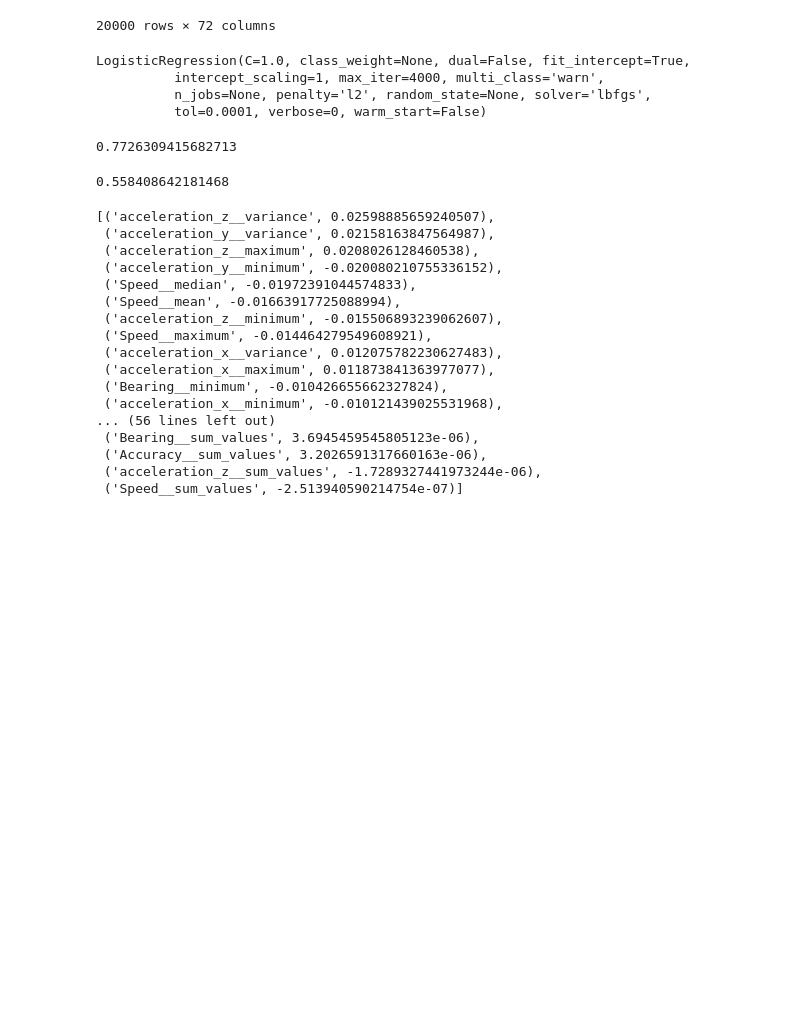
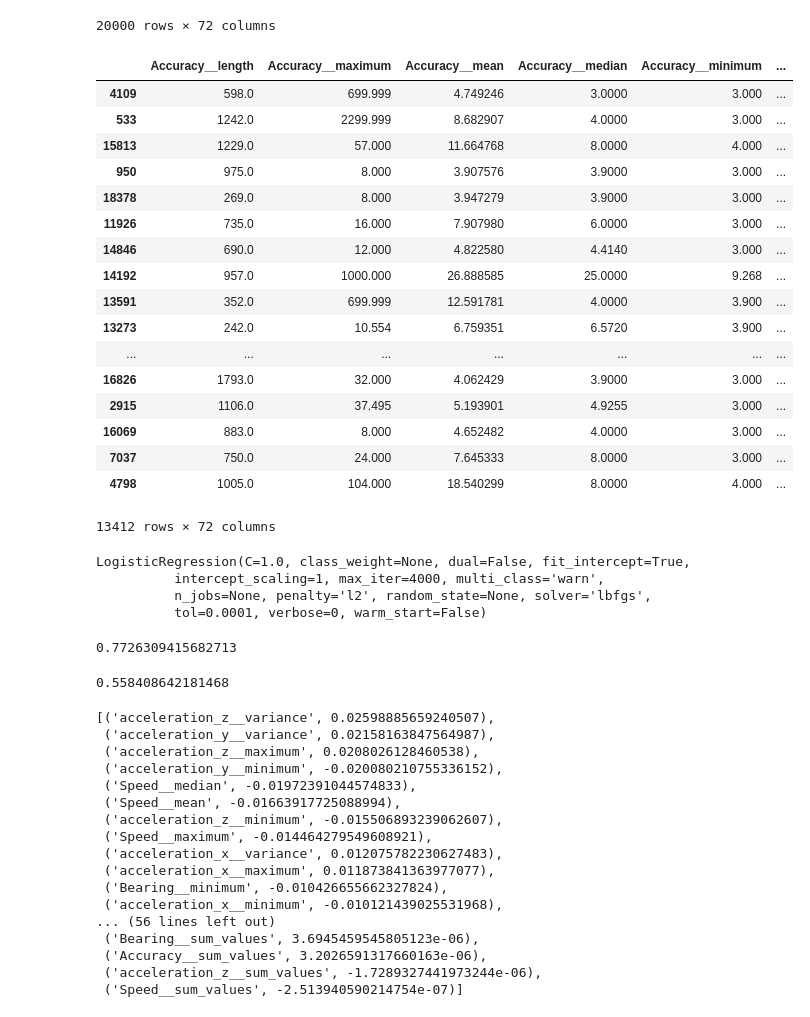
Before and after one commit to williamhaw/grab_safety, a Jupyter notebook: Grab Safety Challenge Baseline Models.ipynb, the cells around one changed output. Cells and saved outputs as stored; diff of their text form; code cells hidden in the pictures; blank space fills up the shorter version.

```diff
--- a/Grab Safety Challenge Baseline Models.ipynb
+++ b/Grab Safety Challenge Baseline Models.ipynb
@@ -12,0 +3,9 @@ labels = pd.concat(map(pd.read_csv, label_filepaths))
+# %%
+from os import listdir, path
+from datautils import dir_to_dataframe
+
+feature_dir = "data/features"
+raw_features = dir_to_dataframe(feature_dir)
+
+label_dir = "data/labels"
+labels = dir_to_dataframe(label_dir)
@@ -77,6 +88,27 @@ y = combined.label.values
 from sklearn.model_selection import train_test_split
 
 x_train, x_valid, y_train, y_valid = train_test_split(x, y, test_size=0.33, shuffle=True, random_state=42)
+# %%
+x_train
+# %% [output]
+|  | Accuracy__length | Accuracy__maximum | Accuracy__mean | Accuracy__median | Accuracy__minimum | ... |
+| 4109 | 598.0 | 699.999 | 4.749246 | 3.0000 | 3.000 | ... |
+| 533 | 1242.0 | 2299.999 | 8.682907 | 4.0000 | 3.000 | ... |
+| 15813 | 1229.0 | 57.000 | 11.664768 | 8.0000 | 4.000 | ... |
+| 950 | 975.0 | 8.000 | 3.907576 | 3.9000 | 3.000 | ... |
+| 18378 | 269.0 | 8.000 | 3.947279 | 3.9000 | 3.000 | ... |
+| 11926 | 735.0 | 16.000 | 7.907980 | 6.0000 | 3.000 | ... |
+| 14846 | 690.0 | 12.000 | 4.822580 | 4.4140 | 3.000 | ... |
+| 14192 | 957.0 | 1000.000 | 26.888585 | 25.0000 | 9.268 | ... |
+| 13591 | 352.0 | 699.999 | 12.591781 | 4.0000 | 3.900 | ... |
+| 13273 | 242.0 | 10.554 | 6.759351 | 6.5720 | 3.900 | ... |
+| ... | ... | ... | ... | ... | ... | ... |
+| 16826 | 1793.0 | 32.000 | 4.062429 | 3.9000 | 3.000 | ... |
+| 2915 | 1106.0 | 37.495 | 5.193901 | 4.9255 | 3.000 | ... |
+| 16069 | 883.0 | 8.000 | 4.652482 | 4.0000 | 3.000 | ... |
+| 7037 | 750.0 | 24.000 | 7.645333 | 8.0000 | 3.000 | ... |
+| 4798 | 1005.0 | 104.000 | 18.540299 | 8.0000 | 4.000 | ... |
+13412 rows × 72 columns
 # %%
 from sklearn.linear_model import LogisticRegression
 logistic_regression = LogisticRegression(solver = 'lbfgs', max_iter=4000)
```
Also changed, not shown: parts of 2 cells of this notebook, 1 other file.
